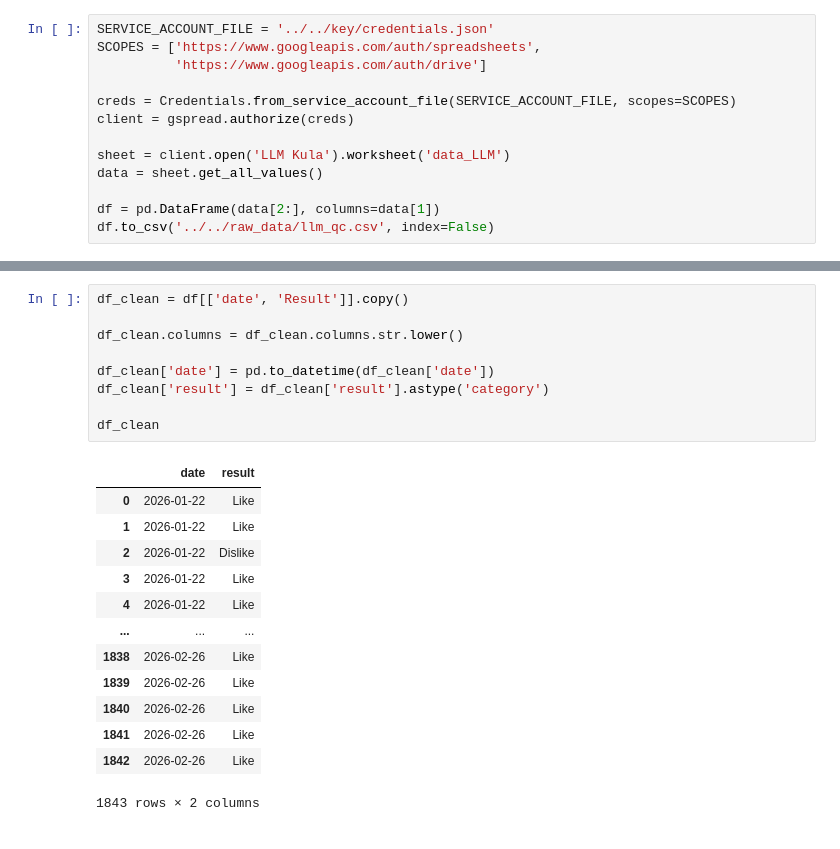
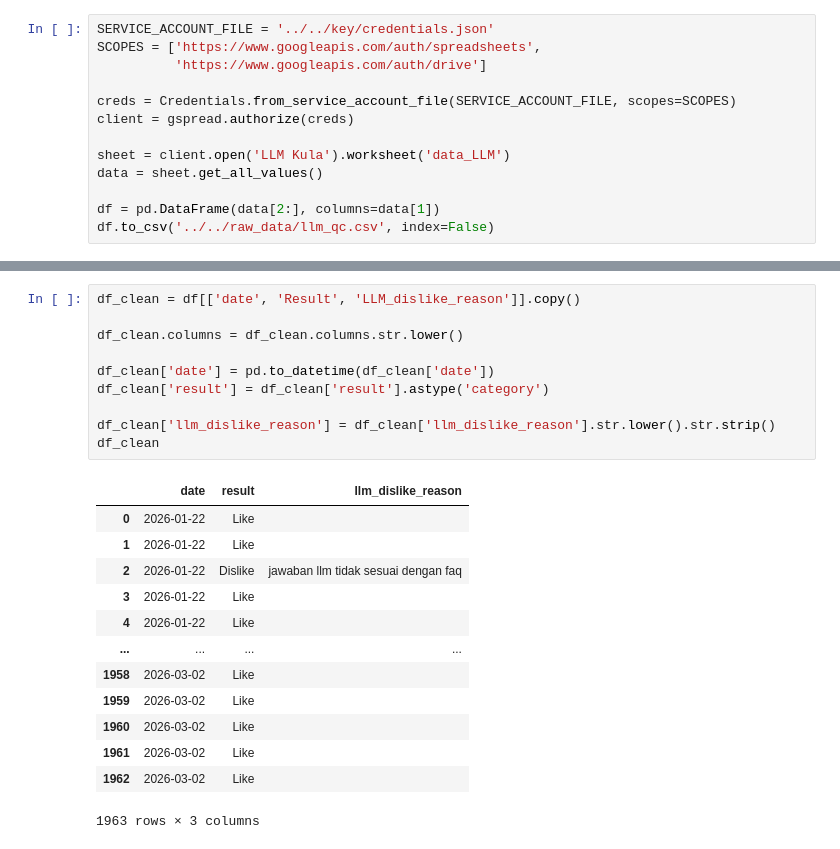
Before and after one commit to keisezrggx/ai_dashboard, a Jupyter notebook: backend/qc/read_llm_qc.ipynb, the cells around one changed output, grey strips where cells are left out. Drawn from its saved outputs; the diff is of its cells as text.

```diff
--- a/backend/qc/read_llm_qc.ipynb
+++ b/backend/qc/read_llm_qc.ipynb
@@ -285,26 +287,27 @@ memory usage: 100.9+ KB
 # %%
-df_clean = df[['date', 'Result']].copy()
+df_clean = df[['date', 'Result', 'LLM_dislike_reason']].copy()
 
 df_clean.columns = df_clean.columns.str.lower()
 
 df_clean['date'] = pd.to_datetime(df_clean['date'])
 df_clean['result'] = df_clean['result'].astype('category')
 
+df_clean['llm_dislike_reason'] = df_clean['llm_dislike_reason'].str.lower().str.strip()
 df_clean
 # %% [output]
-|  | date | result |
-| 0 | 2026-01-22 | Like |
-| 1 | 2026-01-22 | Like |
-| 2 | 2026-01-22 | Dislike |
-| 3 | 2026-01-22 | Like |
-| 4 | 2026-01-22 | Like |
-| ... | ... | ... |
-| 1838 | 2026-02-26 | Like |
-| 1839 | 2026-02-26 | Like |
-| 1840 | 2026-02-26 | Like |
-| 1841 | 2026-02-26 | Like |
-| 1842 | 2026-02-26 | Like |
+|  | date | result | llm_dislike_reason |
+| 0 | 2026-01-22 | Like |  |
+| 1 | 2026-01-22 | Like |  |
+| 2 | 2026-01-22 | Dislike | jawaban llm tidak sesuai dengan faq |
+| 3 | 2026-01-22 | Like |  |
+| 4 | 2026-01-22 | Like |  |
+| ... | ... | ... | ... |
+| 1958 | 2026-03-02 | Like |  |
+| 1959 | 2026-03-02 | Like |  |
+| 1960 | 2026-03-02 | Like |  |
+| 1961 | 2026-03-02 | Like |  |
+| 1962 | 2026-03-02 | Like |  |
-1843 rows × 2 columns
+1963 rows × 3 columns
 # %%
 llm_daily = (
     df_clean.groupby(['date', 'result'])
```
Also changed, not shown: parts of 7 cells of this notebook, 14 other files.
